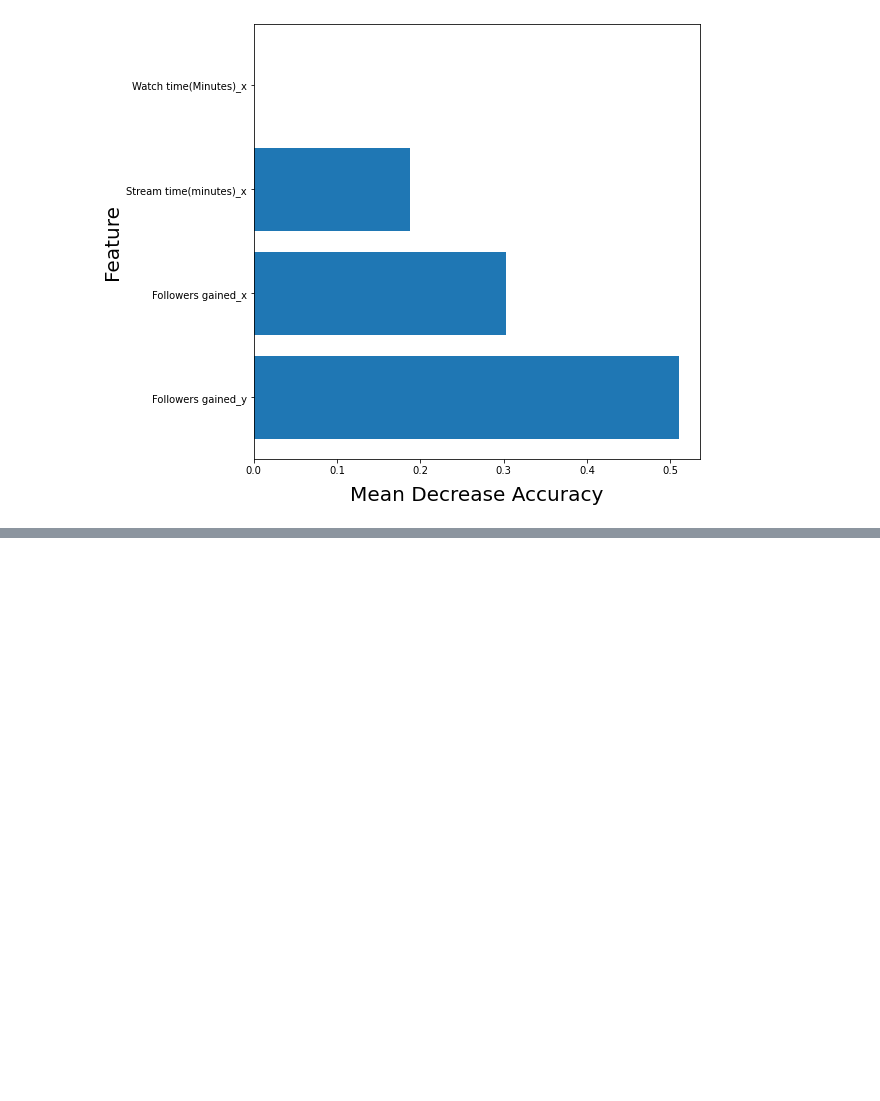
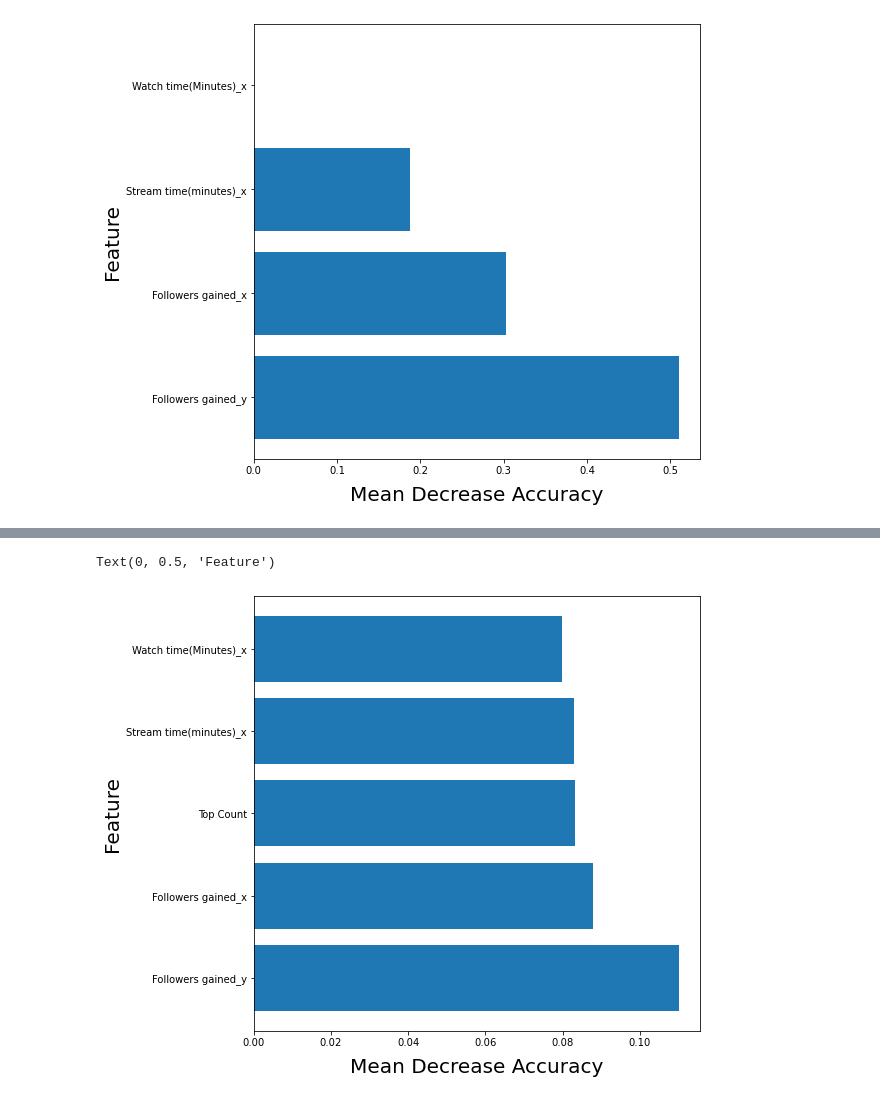
Before and after one commit to meowkaiser/Twitch-Analytics, a Jupyter notebook: Michael Schor Notebook.ipynb, the cells around one changed output, grey strips where cells are left out. Saved outputs shown, nothing was run; the diff lists cells and outputs as text; code cells hidden in the pictures; blank space fills up the shorter version.

```diff
--- a/Michael Schor Notebook.ipynb
+++ b/Michael Schor Notebook.ipynb
@@ -502,0 +560,19 @@ tree_cv_df.head()
+# %%
+forrest_features = list(zip(best_forest.feature_importances_, X_train.columns.values))
+forrest_features = sorted(forrest_features, key=lambda x: x[0], reverse=True)
+forrest_features_values = [x[0] for x in forrest_features][:5]
+forrest_features_names = [x[1] for x in forrest_features][:5]
+# %%
+plt.figure(figsize=(8,8))
+forrest_labels = ['Followers gained_y',
+ 'Followers gained_x',
+ 'Top Count',
+ 'Stream time(minutes)_x',
+ 'Watch time(Minutes)_x']
+
+plt.barh(forrest_features_names, forrest_features_values, align='center', tick_label=forrest_labels)
+plt.xlabel('Mean Decrease Accuracy', fontsize=20, labelpad=10)
+plt.ylabel('Feature', fontsize=20)
+# %% [output]
+Text(0, 0.5, 'Feature')
+[figure, added]
```
Also changed, not shown: parts of 15 cells of this notebook.
